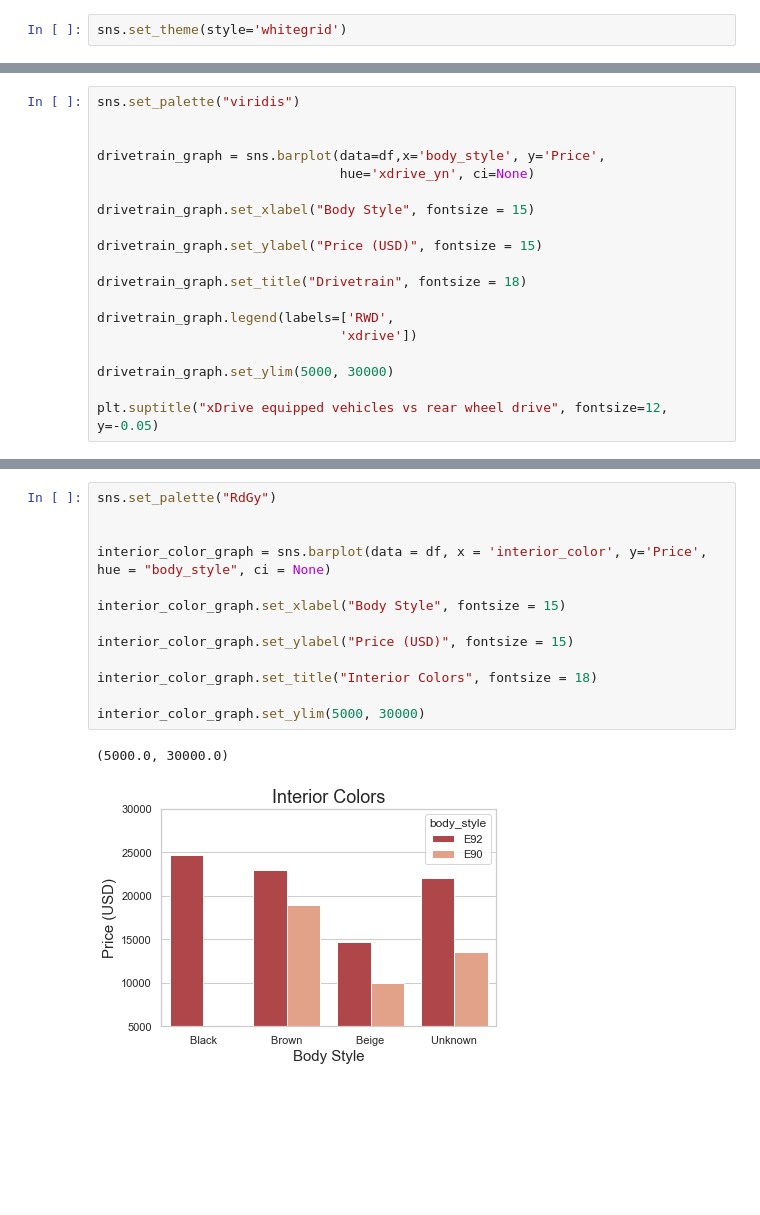
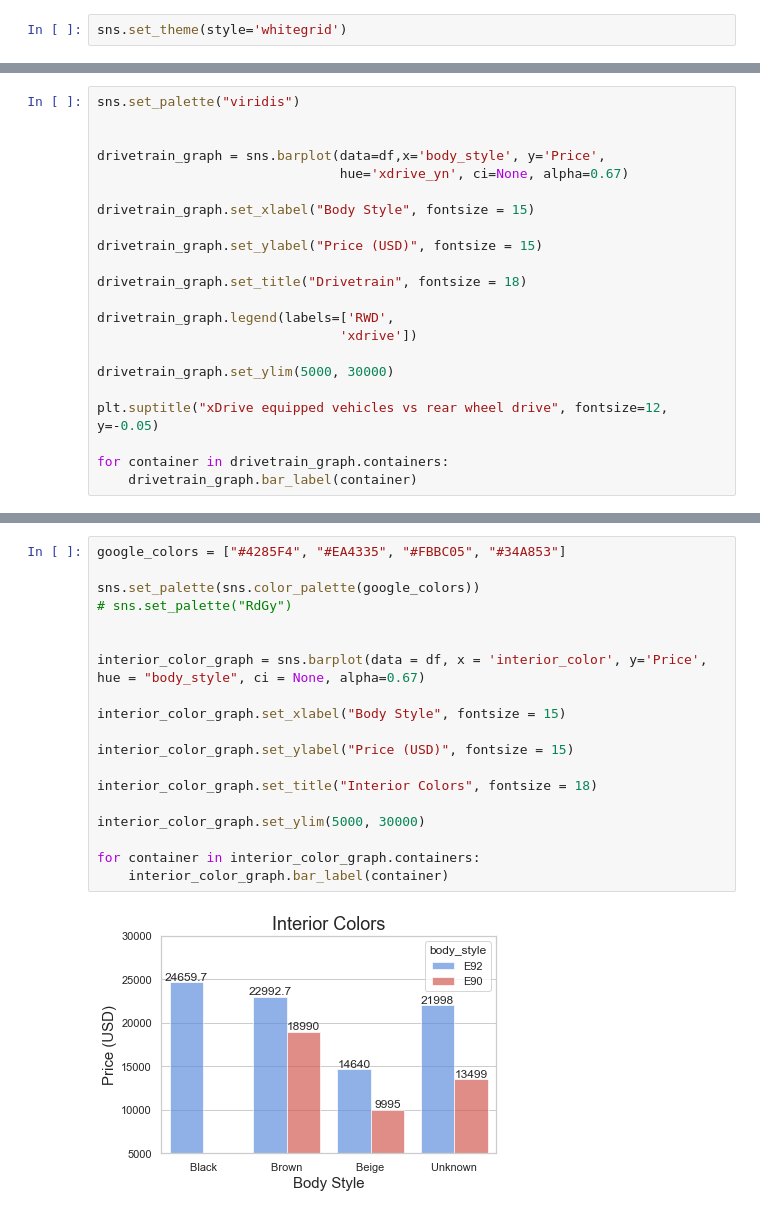
Before and after one commit to MarioRashadHUB/BMW-Price-Analysis, a Jupyter notebook: eda.ipynb, the cells around one changed output, grey strips where cells are left out. Drawn from its saved outputs; the diff is of its cells as text; blank space fills up the shorter version.

```diff
--- a/eda.ipynb
+++ b/eda.ipynb
@@ -294,7 +302,7 @@ sns.set_palette("viridis")
 
 
 drivetrain_graph = sns.barplot(data=df,x='body_style', y='Price',
-                               hue='xdrive_yn', ci=None)
+                               hue='xdrive_yn', ci=None, alpha=0.67)
 
 drivetrain_graph.set_xlabel("Body Style", fontsize = 15)
 
@@ -308,4 +316,7 @@ drivetrain_graph.legend(labels=['RWD',
 drivetrain_graph.set_ylim(5000, 30000)
 
 plt.suptitle("xDrive equipped vehicles vs rear wheel drive", fontsize=12, y=-0.05)
+
+for container in drivetrain_graph.containers:
+    drivetrain_graph.bar_label(container)
 # %% [output]
@@ -330,16 +341,21 @@ ismodel_graph.set_ylim(5000, 30000)
 # %%
-sns.set_palette("RdGy")
+google_colors = ["#4285F4", "#EA4335", "#FBBC05", "#34A853"]
+
+sns.set_palette(sns.color_palette(google_colors))
+# sns.set_palette("RdGy")
 
 
-interior_color_graph = sns.barplot(data = df, x = 'interior_color', y='Price', hue = "body_style", ci = None)
+interior_color_graph = sns.barplot(data = df, x = 'interior_color', y='Price', hue = "body_style", ci = None, alpha=0.67)
 
 interior_color_graph.set_xlabel("Body Style", fontsize = 15)
 
 interior_color_graph.set_ylabel("Price (USD)", fontsize = 15)
 
 interior_color_graph.set_title("Interior Colors", fontsize = 18)
 
 interior_color_graph.set_ylim(5000, 30000)
+
+for container in interior_color_graph.containers:
+    interior_color_graph.bar_label(container)
 # %% [output]
-(5000.0, 30000.0)
-[figure, old version]
+[figure, new version]
```
Also changed, not shown: parts of 6 cells of this notebook.
